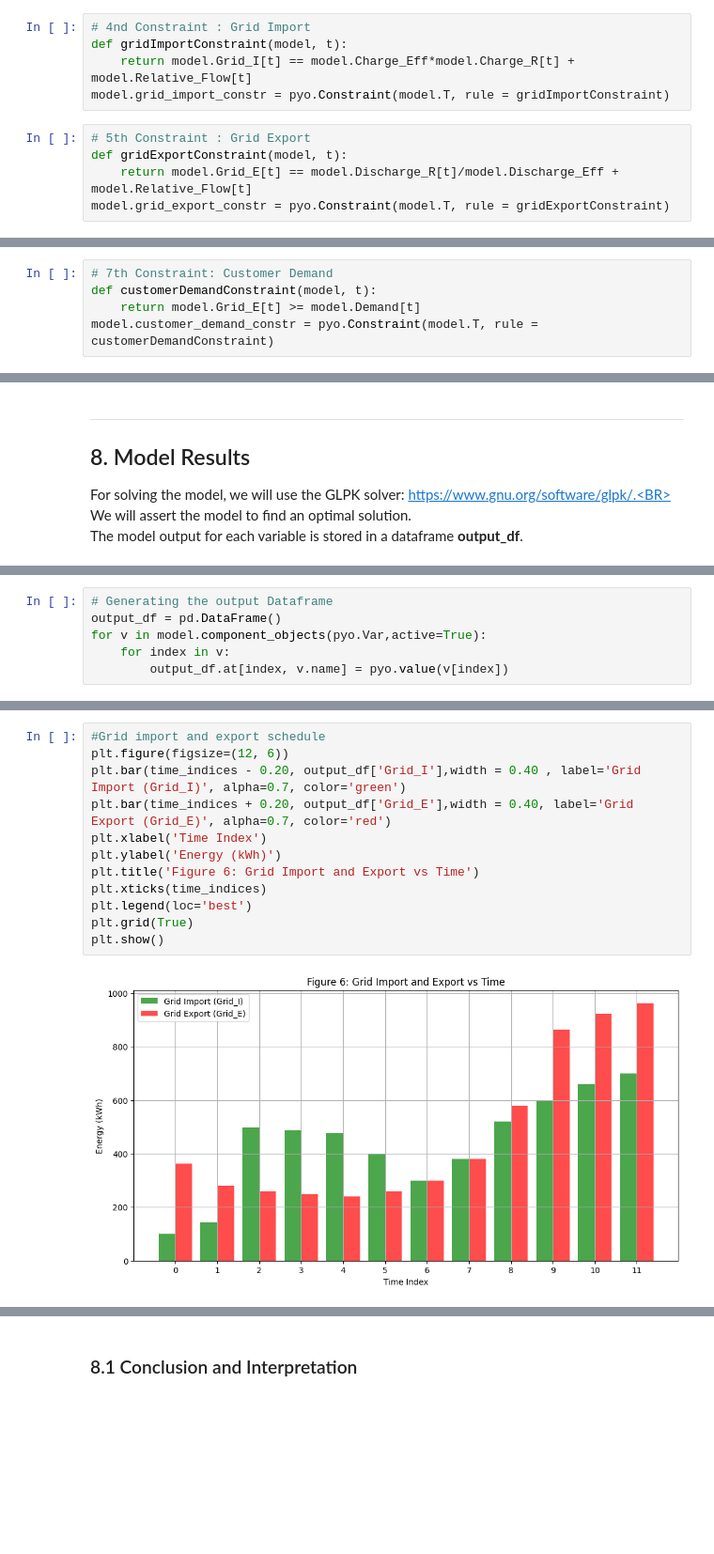
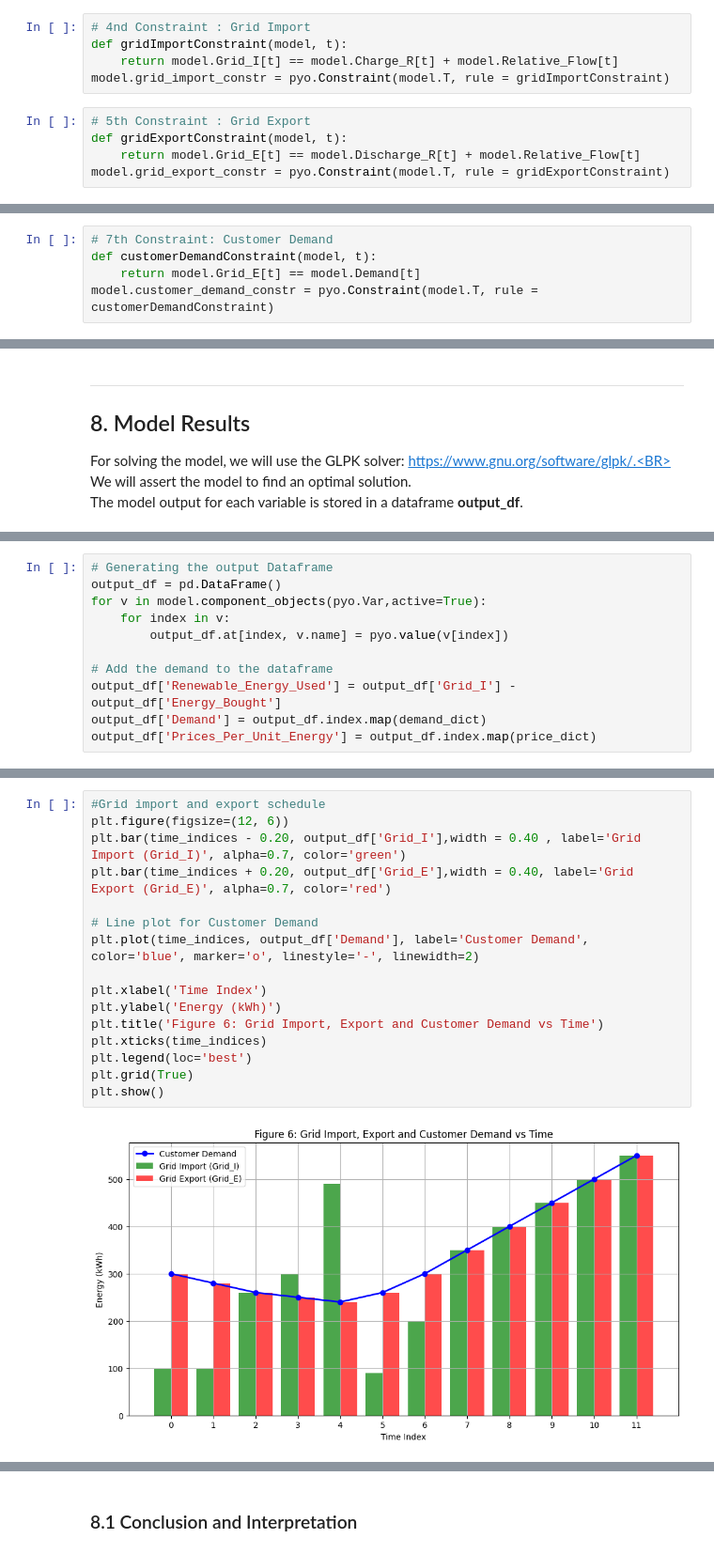
Before and after one commit to buckyball99/Microgrid-Energy-Optimization, a Jupyter notebook: Microgrid_Optimization.ipynb, the cells around one changed output, grey strips where cells are left out. Shown: that part at 94% size. Drawn from its saved outputs; the diff is of its cells as text; blank space fills up the shorter version.

Commit message:
Fixed Battery Efficiency constraint, added latex expressions for constraints, Model now working as expected

```diff
--- a/Microgrid_Optimization.ipynb
+++ b/Microgrid_Optimization.ipynb
@@ -209,12 +247,12 @@ model.state_max_c_constr = pyo.Constraint(model.T, rule = stateMaxCharge)
 # %%
 # 4nd Constraint : Grid Import
 def gridImportConstraint(model, t):
-    return model.Grid_I[t] == model.Charge_Eff*model.Charge_R[t] + model.Relative_Flow[t]
+    return model.Grid_I[t] == model.Charge_R[t] + model.Relative_Flow[t]
 model.grid_import_constr = pyo.Constraint(model.T, rule = gridImportConstraint)
 # %%
 # 5th Constraint : Grid Export
 def gridExportConstraint(model, t):
-    return model.Grid_E[t] == model.Discharge_R[t]/model.Discharge_Eff + model.Relative_Flow[t]
+    return model.Grid_E[t] == model.Discharge_R[t] + model.Relative_Flow[t]
 model.grid_export_constr = pyo.Constraint(model.T, rule = gridExportConstraint)
 # %%
 # 6th Constraint: Source Energy
@@ -224,7 +262,7 @@ model.source_energy_constr = pyo.Constraint(model.T, rule = sourceEnergyConstrai
 # %%
 # 7th Constraint: Customer Demand
 def customerDemandConstraint(model, t):
-    return model.Grid_E[t] >= model.Demand[t]
+    return model.Grid_E[t] == model.Demand[t]
 model.customer_demand_constr = pyo.Constraint(model.T, rule = customerDemandConstraint)
 # %%
 # 8.1th Constraint: Disable simultaneous charge and discharge
@@ -273,3 +311,8 @@ output_df = pd.DataFrame()
 for v in model.component_objects(pyo.Var,active=True):
     for index in v:
         output_df.at[index, v.name] = pyo.value(v[index])
+
+# Add the demand to the dataframe
+output_df['Renewable_Energy_Used'] = output_df['Grid_I'] - output_df['Energy_Bought']
+output_df['Demand'] = output_df.index.map(demand_dict)
+output_df['Prices_Per_Unit_Energy'] = output_df.index.map(price_dict)
@@ -325,14 +366,18 @@ plt.show()
 # %%
 #Grid import and export schedule
 plt.figure(figsize=(12, 6))
 plt.bar(time_indices - 0.20, output_df['Grid_I'],width = 0.40 , label='Grid Import (Grid_I)', alpha=0.7, color='green')
 plt.bar(time_indices + 0.20, output_df['Grid_E'],width = 0.40, label='Grid Export (Grid_E)', alpha=0.7, color='red')
+
+# Line plot for Customer Demand
+plt.plot(time_indices, output_df['Demand'], label='Customer Demand', color='blue', marker='o', linestyle='-', linewidth=2)
+
 plt.xlabel('Time Index')
 plt.ylabel('Energy (kWh)')
-plt.title('Figure 6: Grid Import and Export vs Time')
+plt.title('Figure 6: Grid Import, Export and Customer Demand vs Time')
 plt.xticks(time_indices)
 plt.legend(loc='best')
 plt.grid(True)
 plt.show()
 # %% [output]
-[figure, old version]
+[figure, new version]
```
Also changed, not shown: parts of 15 cells of this notebook, 2 other files.
